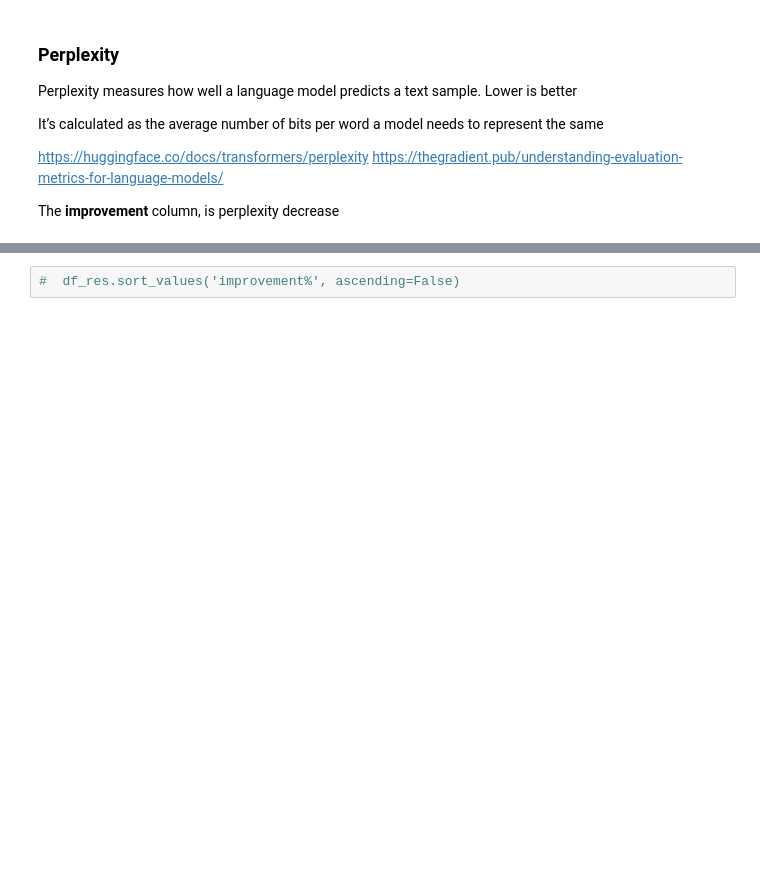
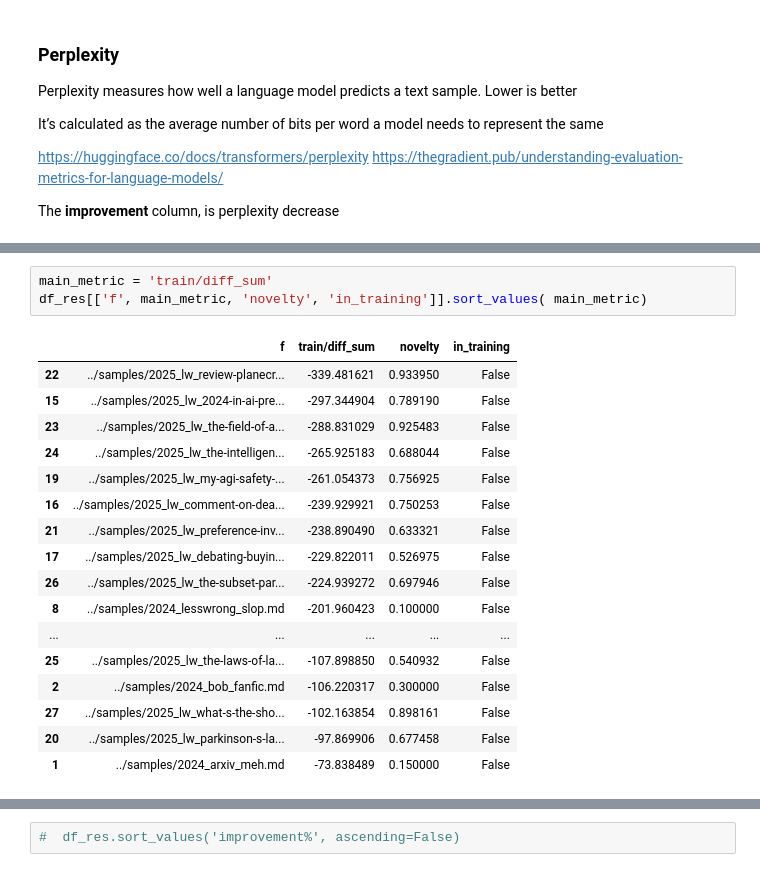
Before and after one commit to wassname/detect_bs_text, a Jupyter notebook: nbs/01_detection_using_adapter_ft_split.ipynb, the cells around one changed output, grey strips where cells are left out. Drawn from its saved outputs; the diff is of its cells as text; blank space fills up the shorter version.

```diff
--- a/nbs/01_detection_using_adapter_ft_split.ipynb
+++ b/nbs/01_detection_using_adapter_ft_split.ipynb
@@ -392,0 +542,21 @@ df_res
+# %%
+main_metric = 'train/diff_sum'
+df_res[['f', main_metric, 'novelty', 'in_training']].sort_values( main_metric)
+# %% [output]
+|  | f | train/diff_sum | novelty | in_training |
+| 22 | ../samples/2025_lw_review-planecr... | -339.481621 | 0.933950 | False |
+| 15 | ../samples/2025_lw_2024-in-ai-pre... | -297.344904 | 0.789190 | False |
+| 23 | ../samples/2025_lw_the-field-of-a... | -288.831029 | 0.925483 | False |
+| 24 | ../samples/2025_lw_the-intelligen... | -265.925183 | 0.688044 | False |
+| 19 | ../samples/2025_lw_my-agi-safety-... | -261.054373 | 0.756925 | False |
+| 16 | ../samples/2025_lw_comment-on-dea... | -239.929921 | 0.750253 | False |
+| 21 | ../samples/2025_lw_preference-inv... | -238.890490 | 0.633321 | False |
+| 17 | ../samples/2025_lw_debating-buyin... | -229.822011 | 0.526975 | False |
+| 26 | ../samples/2025_lw_the-subset-par... | -224.939272 | 0.697946 | False |
+| 8 | ../samples/2024_lesswrong_slop.md | -201.960423 | 0.100000 | False |
+| ... | ... | ... | ... | ... |
+| 25 | ../samples/2025_lw_the-laws-of-la... | -107.898850 | 0.540932 | False |
+| 2 | ../samples/2024_bob_fanfic.md | -106.220317 | 0.300000 | False |
+| 27 | ../samples/2025_lw_what-s-the-sho... | -102.163854 | 0.898161 | False |
+| 20 | ../samples/2025_lw_parkinson-s-la... | -97.869906 | 0.677458 | False |
+| 1 | ../samples/2024_arxiv_meh.md | -73.838489 | 0.150000 | False |
```
Also changed, not shown: parts of 25 cells of this notebook, 4 other files.
